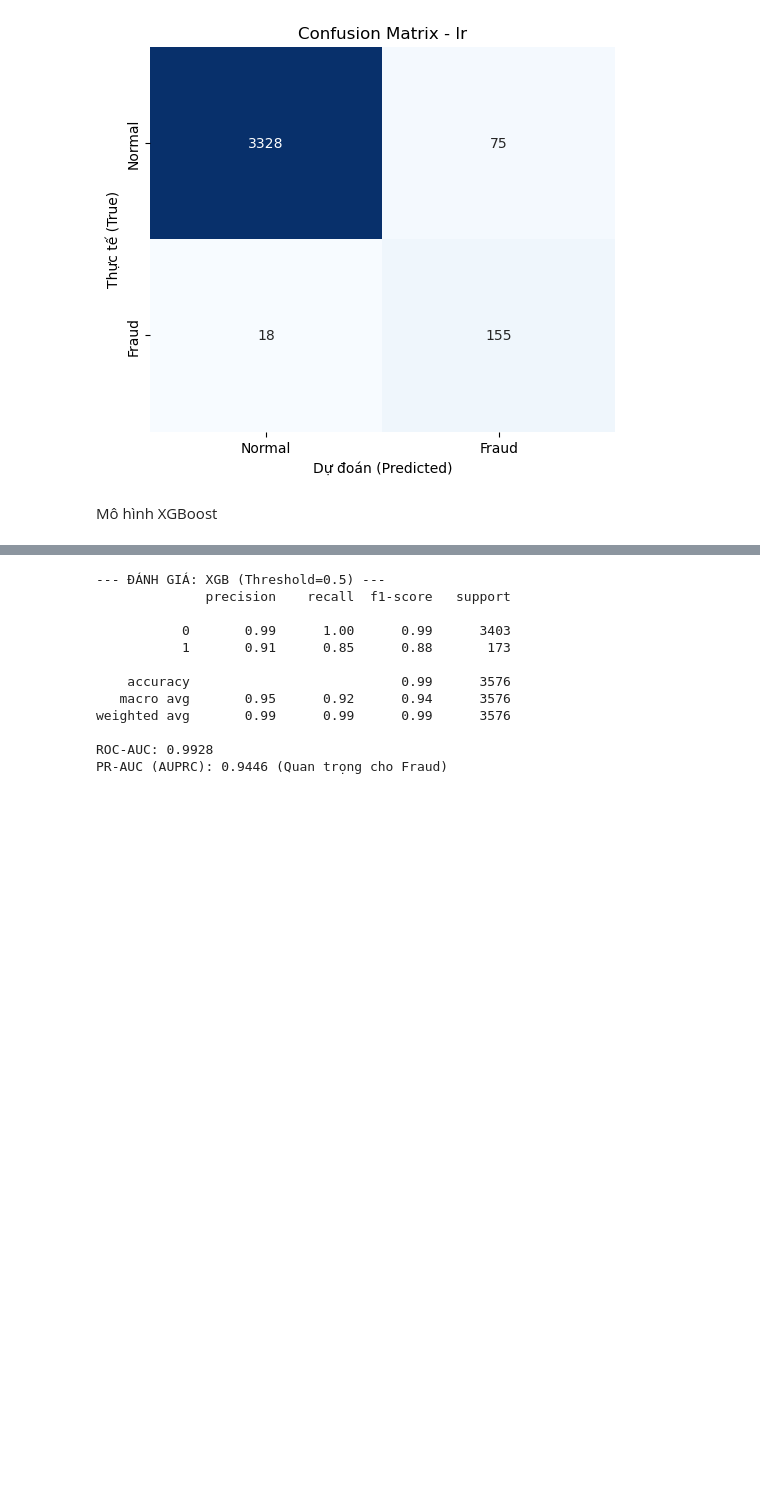
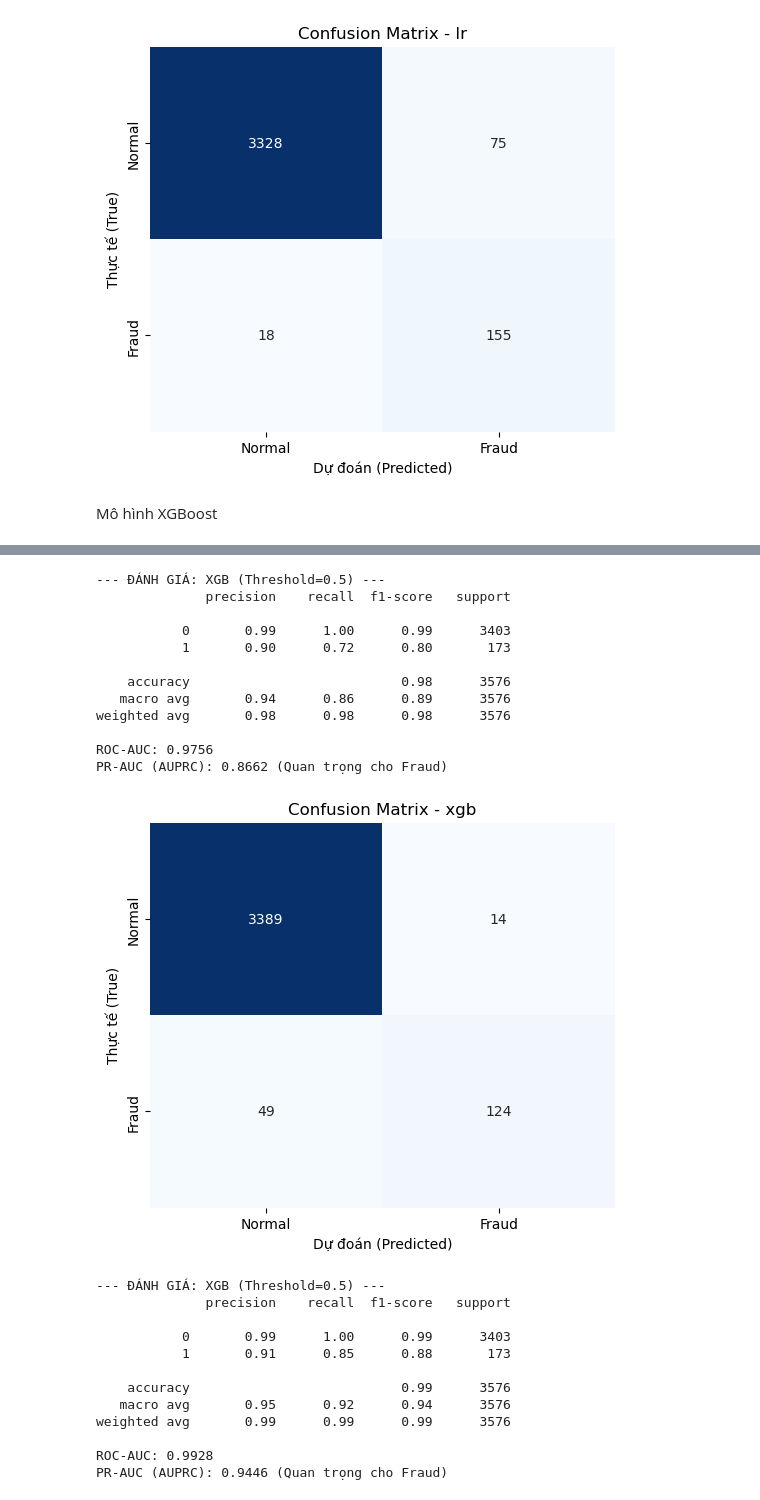
Before and after one commit to thanhlek5/Du-doan-tin-tuyen-dung, a Jupyter notebook: notebooks/sum_model.ipynb, the cells around one changed output, grey strips where cells are left out. Cells and saved outputs as stored; diff of their text form; code cells hidden in the pictures; blank space fills up the shorter version.

```diff
--- a/notebooks/sum_model.ipynb
+++ b/notebooks/sum_model.ipynb
@@ -155,6 +71,7 @@ model_lr1 = joblib.load(r"D:\PYTHON\data_mining\fraud-detection-post\models\mode
 model_lr2 = joblib.load(r"D:\PYTHON\data_mining\fraud-detection-post\models\models_lr.pkl")
 model_xgb1 = joblib.load(r"D:\PYTHON\data_mining\fraud-detection-post\models\model_xgb_tf_tuneg.pkl")
 model_xgb2 = joblib.load(r'D:\PYTHON\data_mining\fraud-detection-post\models\model_xgb_tunec_03.pkl')
+model_xgb3 = joblib.load(r"D:\PYTHON\data_mining\fraud-detection-post\models\model_xgb_w2v_tuneg.pkl")
 model_nb = joblib.load(r"D:\PYTHON\data_mining\fraud-detection-post\models\model_nb_tunef_05.pkl")
 model_rf1 = joblib.load(r"D:\PYTHON\data_mining\fraud-detection-post\models\rf_gcv_model_tuned_countdata.pkl")
 model_rf2 = joblib.load(r"D:\PYTHON\data_mining\fraud-detection-post\models\rf_gcv_model_tuned_tfidf.pkl")
@@ -224,3 +153,21 @@ PR-AUC (AUPRC): 0.9263 (Quan trọng cho Fraud)
+# %%
+# word2vec
+eval_xgb3 = Metric(model_xgb3,x_test2v,y_test)
+eval_xgb3.evaluate_model("xgb")
+# %% [output]
+--- ĐÁNH GIÁ: XGB (Threshold=0.5) ---
+              precision    recall  f1-score   support
+
+           0       0.99      1.00      0.99      3403
+           1       0.90      0.72      0.80       173
+
+    accuracy                           0.98      3576
+   macro avg       0.94      0.86      0.89      3576
+weighted avg       0.98      0.98      0.98      3576
+
+ROC-AUC: 0.9756
+PR-AUC (AUPRC): 0.8662 (Quan trọng cho Fraud)
+[figure, added]
 # %%
 # count
 eval_xgb2 = Metric(model_xgb2,x_testc,y_test)
```
Also changed, not shown: parts of 15 cells of this notebook, 3 other files.
